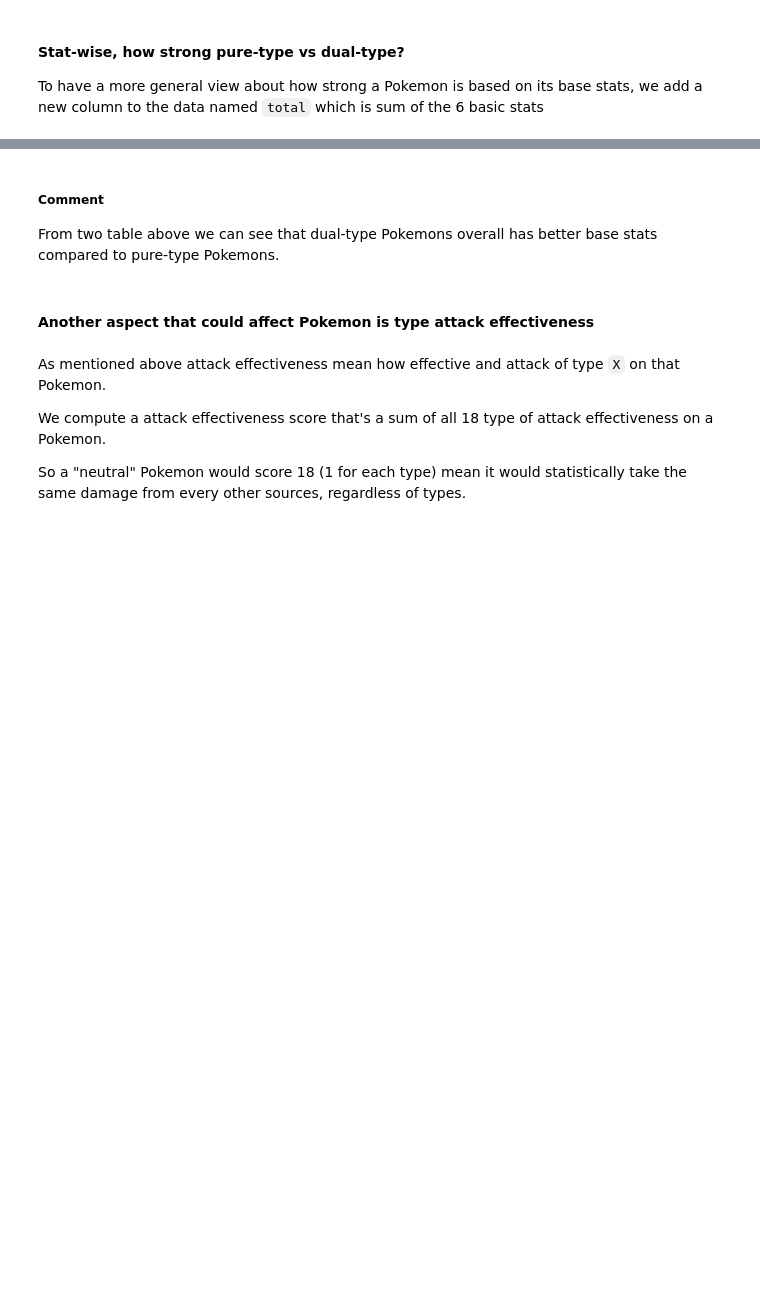
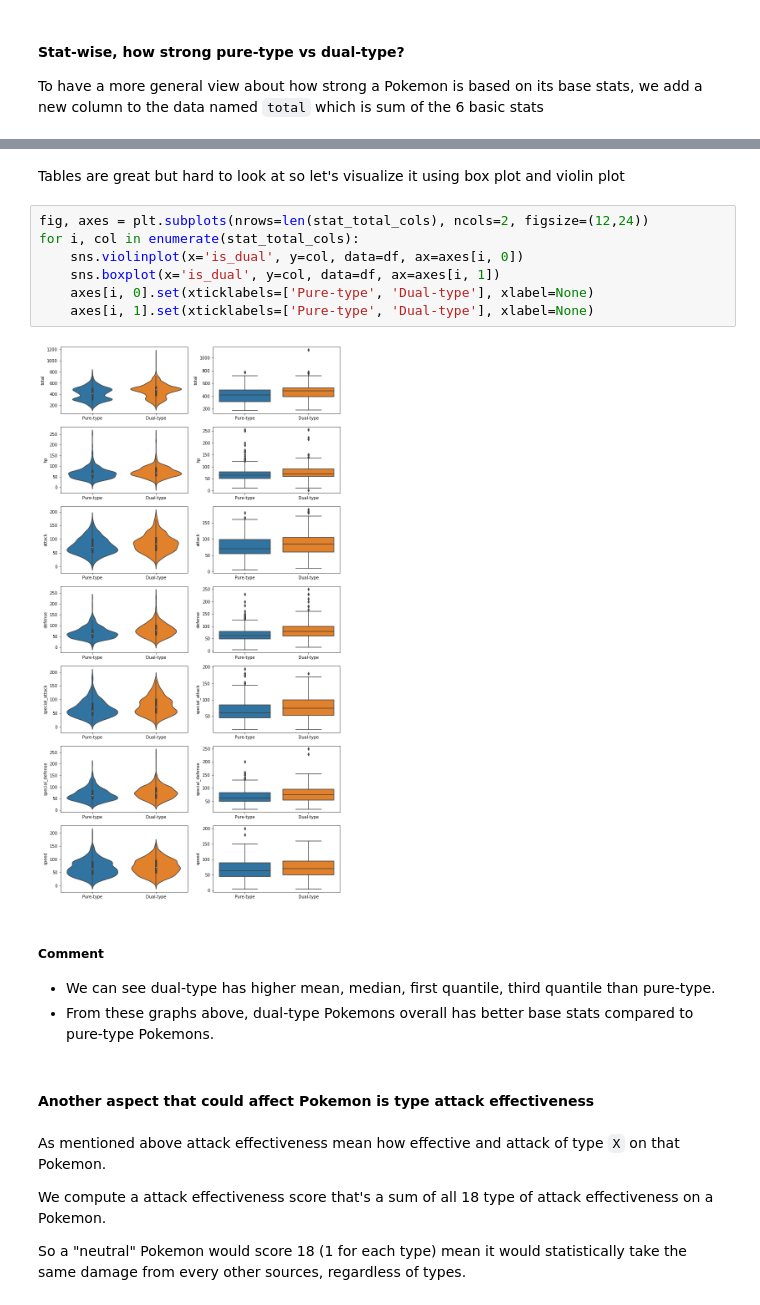
Before and after one commit to Wepewour19clc7/DSprograming, a Jupyter notebook: Pokemon.ipynb, the cells around one changed output, grey strips where cells are left out. Saved outputs shown, nothing was run; the diff lists cells and outputs as text; blank space fills up the shorter version.

Commit message:
Add more graph and comment to question

```diff
--- a/Pokemon.ipynb
+++ b/Pokemon.ipynb
@@ -266,8 +267,20 @@ Dual-type
+# %% [markdown]
+Tables are great but hard to look at so let's visualize it using box plot and violin plot
+# %%
+fig, axes = plt.subplots(nrows=len(stat_total_cols), ncols=2, figsize=(12,24))
+for i, col in enumerate(stat_total_cols):
+    sns.violinplot(x='is_dual', y=col, data=df, ax=axes[i, 0])
+    sns.boxplot(x='is_dual', y=col, data=df, ax=axes[i, 1])
+    axes[i, 0].set(xticklabels=['Pure-type', 'Dual-type'], xlabel=None)
+    axes[i, 1].set(xticklabels=['Pure-type', 'Dual-type'], xlabel=None)
+# %% [output]
+[figure, added]
 # %% [markdown]
 ##### Comment
-From two table above we can see that dual-type Pokemons overall has better base stats compared to pure-type Pokemons.
+- We can see dual-type has higher mean, median, first quantile, third quantile than pure-type.
+- From these graphs above, dual-type Pokemons overall has better base stats compared to pure-type Pokemons.
-# %% [markdown]
-#### Another aspect that could affect Pokemon is type attack effectiveness
+# %% [markdown]
+#### Another aspect that could affect Pokemon is type attack effectiveness
 # %% [markdown]
 As mentioned above attack effectiveness mean how effective and attack of type `X` on that Pokemon.
 
```
Also changed, not shown: parts of 29 cells of this notebook, 1 other file.
